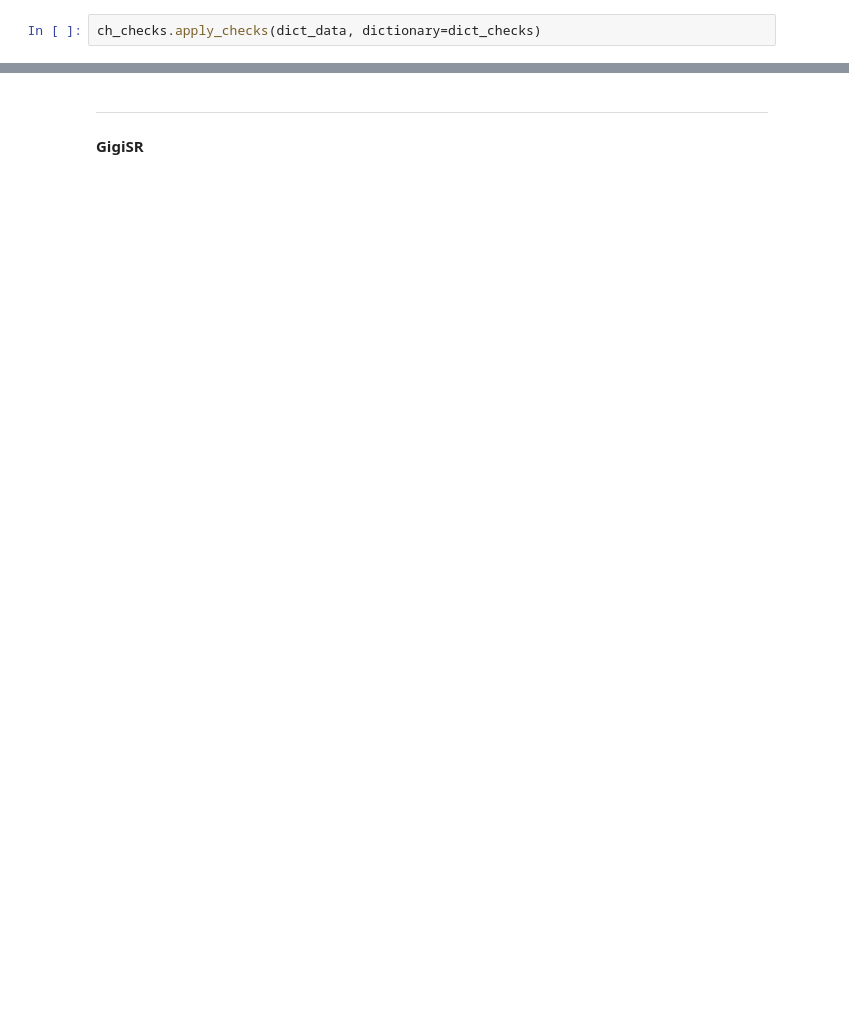
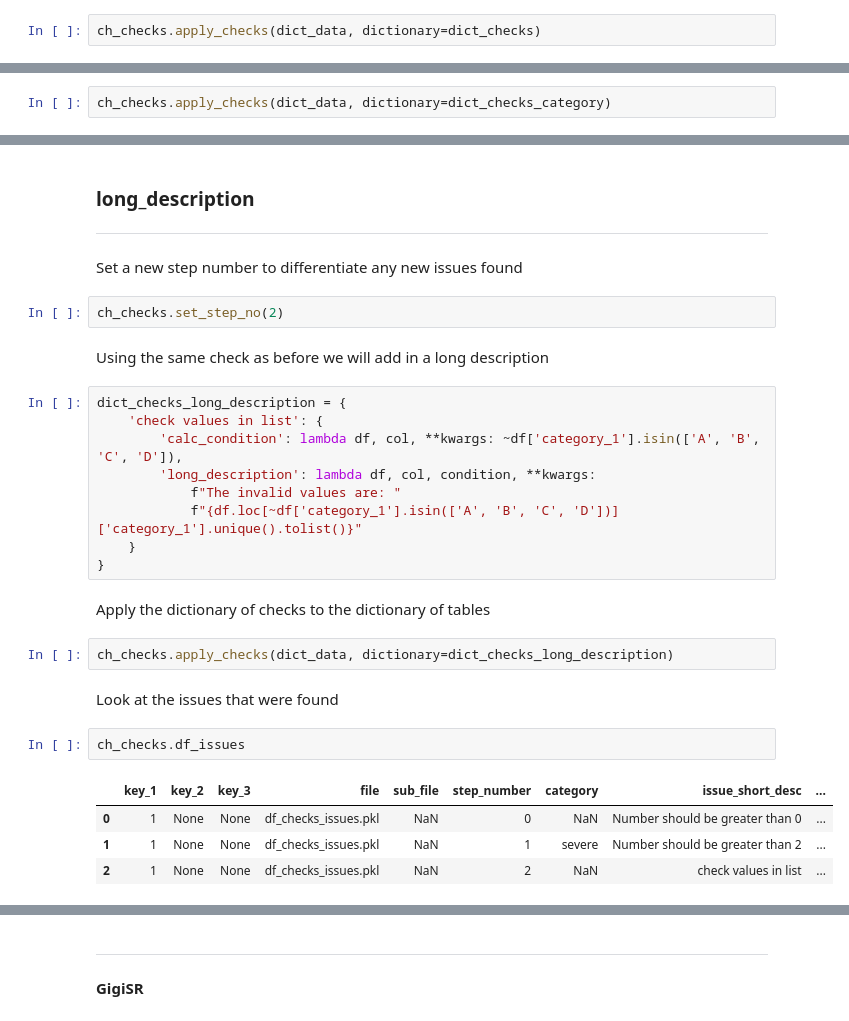
Before and after one commit to gigisr/data_etl, a Jupyter notebook: examples/02_example.ipynb, the cells around one changed output, grey strips where cells are left out. Cells and saved outputs as stored; diff of their text form; blank space fills up the shorter version.

```diff
--- a/examples/02_example.ipynb
+++ b/examples/02_example.ipynb
@@ -531,0 +135,2 @@ value counts on `str_2`
+# %%
+ch_checks.apply_checks(dict_data, dictionary=dict_checks_category)
@@ -531,0 +155,31 @@ value counts on `str_2`
+# %% [markdown]
+### long_description
+<hr>
+# %% [markdown]
+Set a new step number to differentiate any new issues found
+# %%
+ch_checks.set_step_no(2)
+# %% [markdown]
+Using the same check as before we will add in a long description
+# %%
+dict_checks_long_description = {
+    'check values in list': {
+        'calc_condition': lambda df, col, **kwargs: ~df['category_1'].isin(['A', 'B', 'C', 'D']),
+        'long_description': lambda df, col, condition, **kwargs:
+            f"The invalid values are: "
+            f"{df.loc[~df['category_1'].isin(['A', 'B', 'C', 'D'])]['category_1'].unique().tolist()}"
+    }
+}
+# %% [markdown]
+Apply the dictionary of checks to the dictionary of tables
+# %%
+ch_checks.apply_checks(dict_data, dictionary=dict_checks_long_description)
+# %% [markdown]
+Look at the issues that were found
+# %%
+ch_checks.df_issues
+# %% [output]
+|  | key_1 | key_2 | key_3 | file | sub_file | step_number | category | issue_short_desc | ... |
+| 0 | 1 | None | None | df_checks_issues.pkl | NaN | 0 | NaN | Number should be greater than 0 | ... |
+| 1 | 1 | None | None | df_checks_issues.pkl | NaN | 1 | severe | Number should be greater than 2 | ... |
+| 2 | 1 | None | None | df_checks_issues.pkl | NaN | 2 | NaN | check values in list | ... |
```
Also changed, not shown: parts of 150 cells of this notebook, 14 other files.
